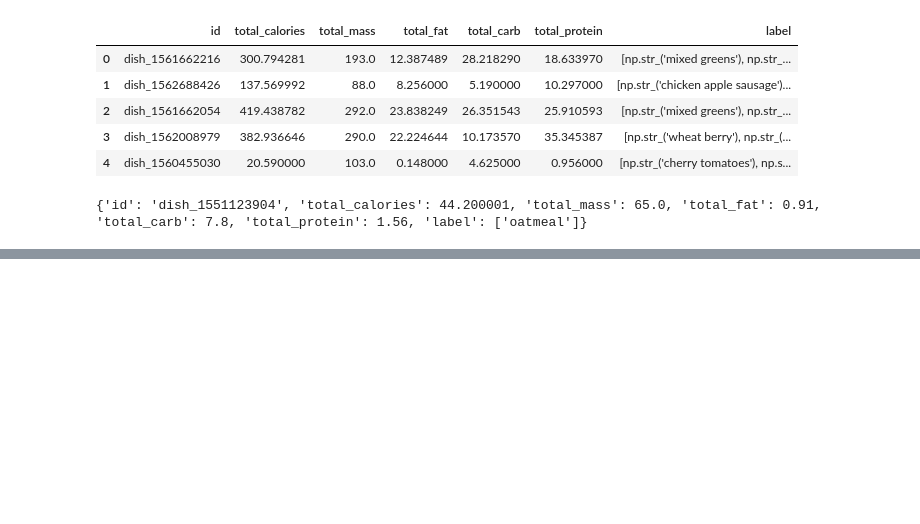
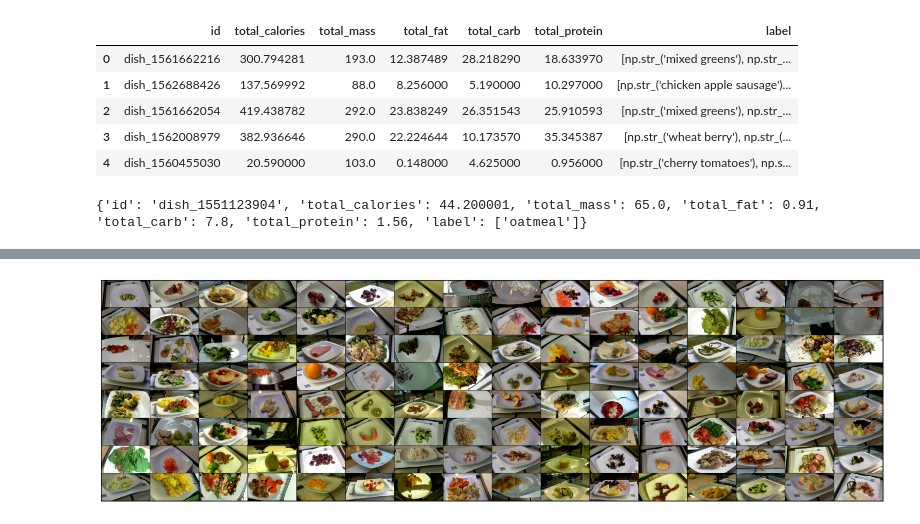
Before and after one commit to Ritushwar/Nutritional-Assistant, a Jupyter notebook: preprocess/preprocess-image-ipynb.ipynb, the cells around one changed output, grey strips where cells are left out. Cells and saved outputs as stored; diff of their text form; code cells hidden in the pictures; blank space fills up the shorter version.

```diff
--- a/preprocess/preprocess-image-ipynb.ipynb
+++ b/preprocess/preprocess-image-ipynb.ipynb
@@ -270,0 +316,18 @@ print(row_dict)
+# %%
+from torchvision.utils import make_grid
+def show_batch(dl):
+    for images, labels in dl:
+        fig, ax = plt.subplots(figsize=(20,10))
+        ax.set_xticks([])         # remove the x-axis and y-axis tick mark
+        ax.set_yticks([])
+        # no of images per row is 10
+        ax.imshow(make_grid(images, nrow=16).permute(1,2,0)) # convert image tensor to (height, width, channel)
+        break
+# %%
+batch_size = 128
+train_dataloader = DataLoader(training_data, batch_size=batch_size, shuffle=True)
+test_dataloader = DataLoader(testing_data, batch_size=batch_size, shuffle=True)
+# %%
+show_batch(train_dataloader)
+# %% [output]
+[figure, added]
```
Also changed, not shown: parts of 19 cells of this notebook.
